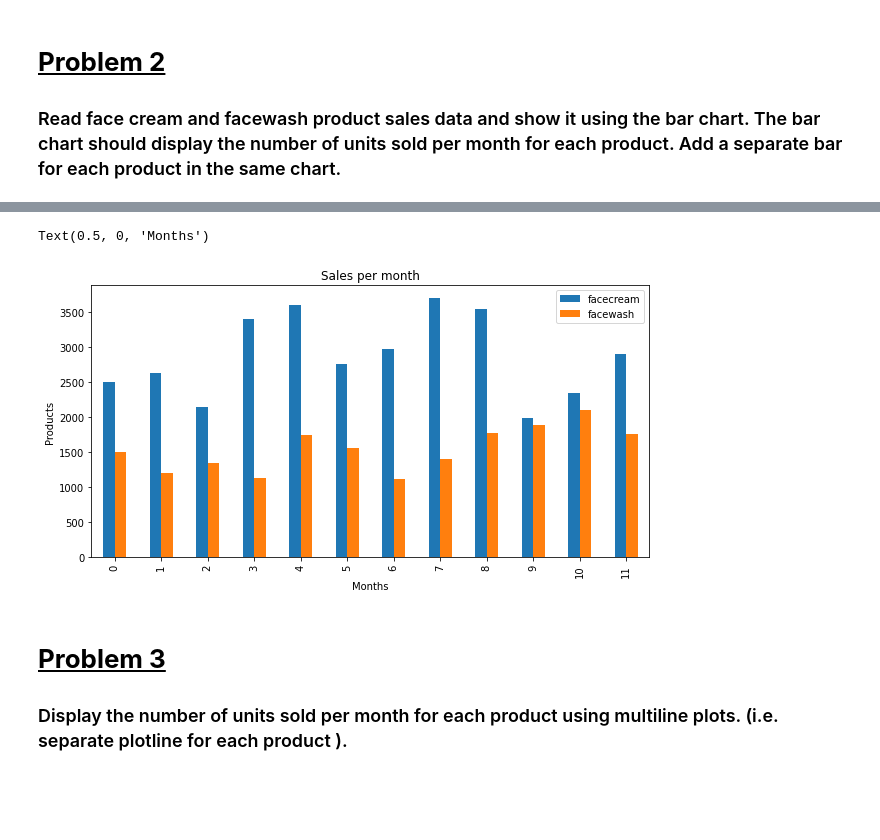
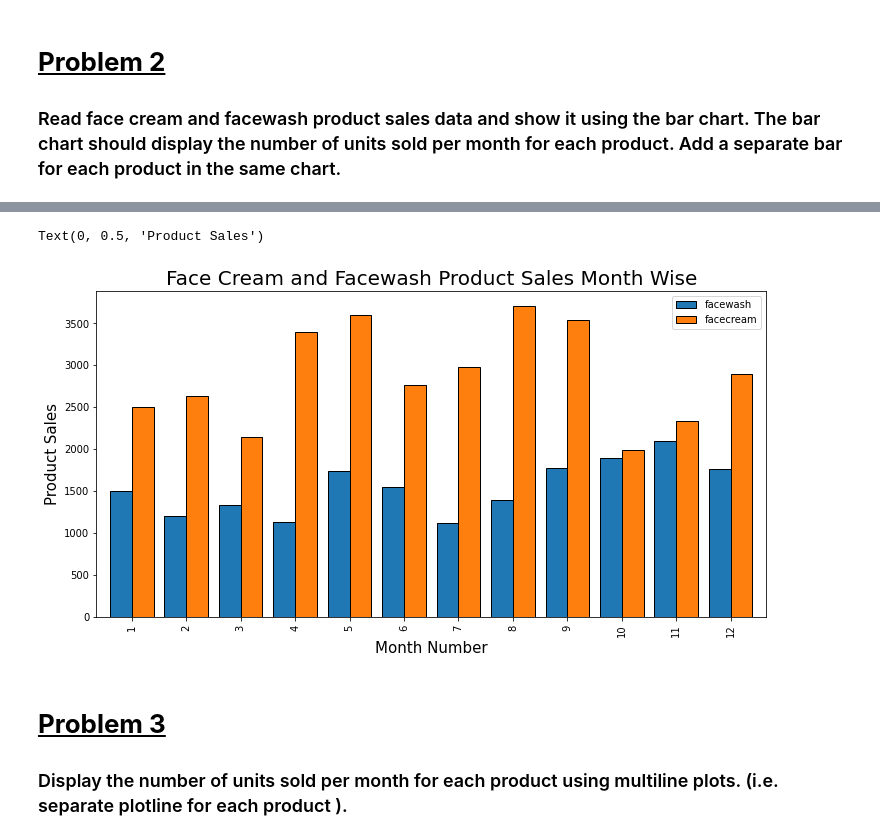
Before and after one commit to Jaya9522/almabetter_assignments, a Jupyter notebook: Assignment_Introduction_to_Data_Visualization.ipynb, the cells around one changed output, grey strips where cells are left out. Drawn from its saved outputs; the diff is of its cells as text; code cells hidden in the pictures; blank space fills up the shorter version.

```diff
--- a/Assignment_Introduction_to_Data_Visualization.ipynb
+++ b/Assignment_Introduction_to_Data_Visualization.ipynb
@@ -74,15 +54,21 @@ facecream_facewash_df
-# %%
-# Your code here
-facecream_facewash = facecream_facewash_df[['facecream','facewash']]
-
-facecream_facewash.plot(kind='bar')
-
-plt.title('Sales per month')
-plt.ylabel('Products')
-plt.xlabel('Months')
-# %% [output]
-Text(0.5, 0, 'Months')
-[figure, removed]
+# %%
+# Your code here
+ax = df.groupby(['month_number'])[['facewash','facecream']].mean().plot.bar(
+    width=0.8,                                                                  # SETTING LINED EDGES TO CLEAR DETECRIONOF BARS
+    linewidth=1,
+    edgecolor='black',
+    figsize = (12,6),
+    fontsize = 10,
+)
+
+ax.set_title("Face Cream and Facewash Product Sales Month Wise", fontsize = 20)
+
+# Set x and y-labels
+ax.set_xlabel("Month Number", fontsize = 15)
+ax.set_ylabel("Product Sales", fontsize = 15)
+# %% [output]
+Text(0, 0.5, 'Product Sales')
+[figure, added]
 # %% [markdown]
 # <b><u>Problem 3</u></b>
 
```
Also changed, not shown: parts of 8 cells of this notebook.
